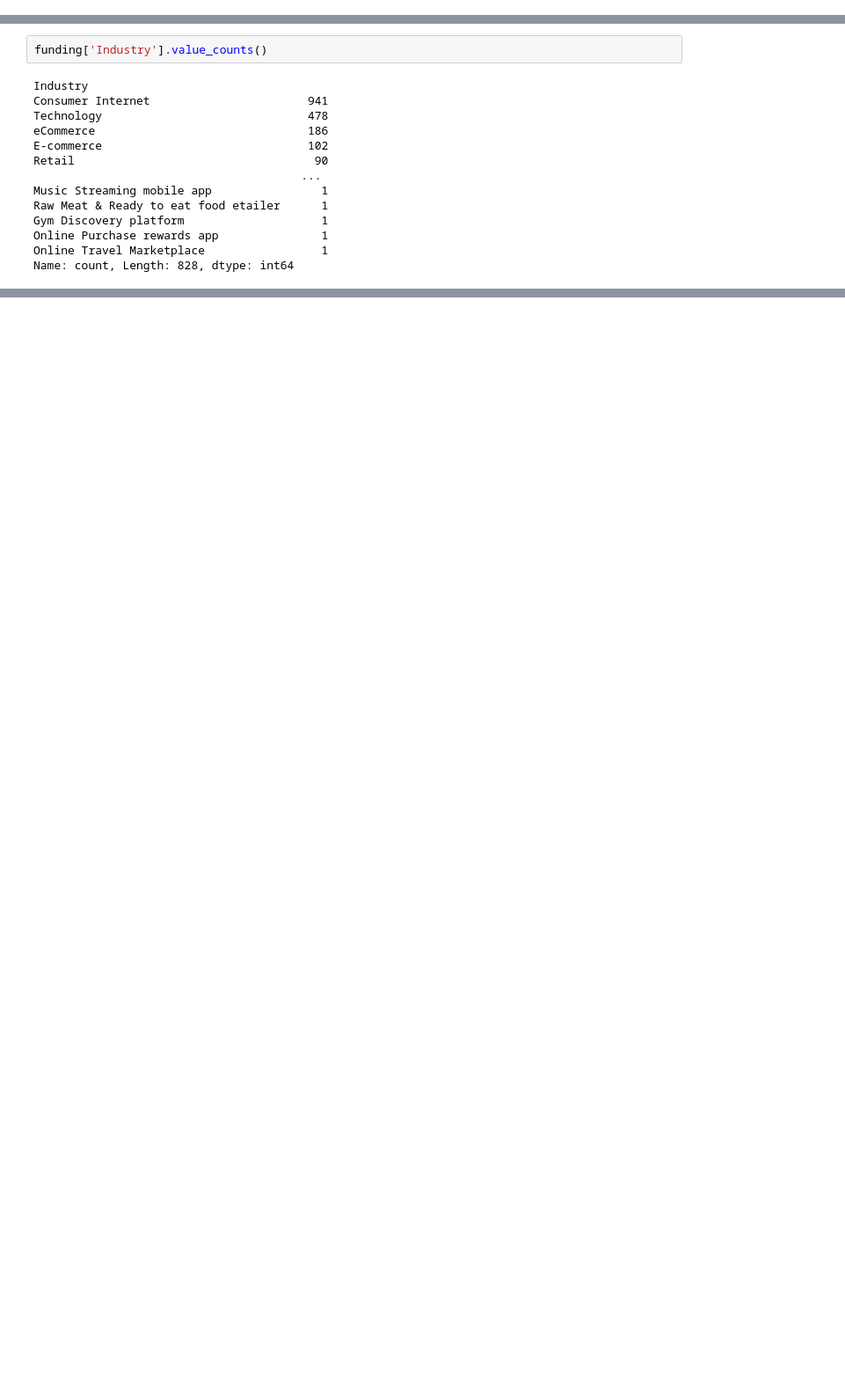
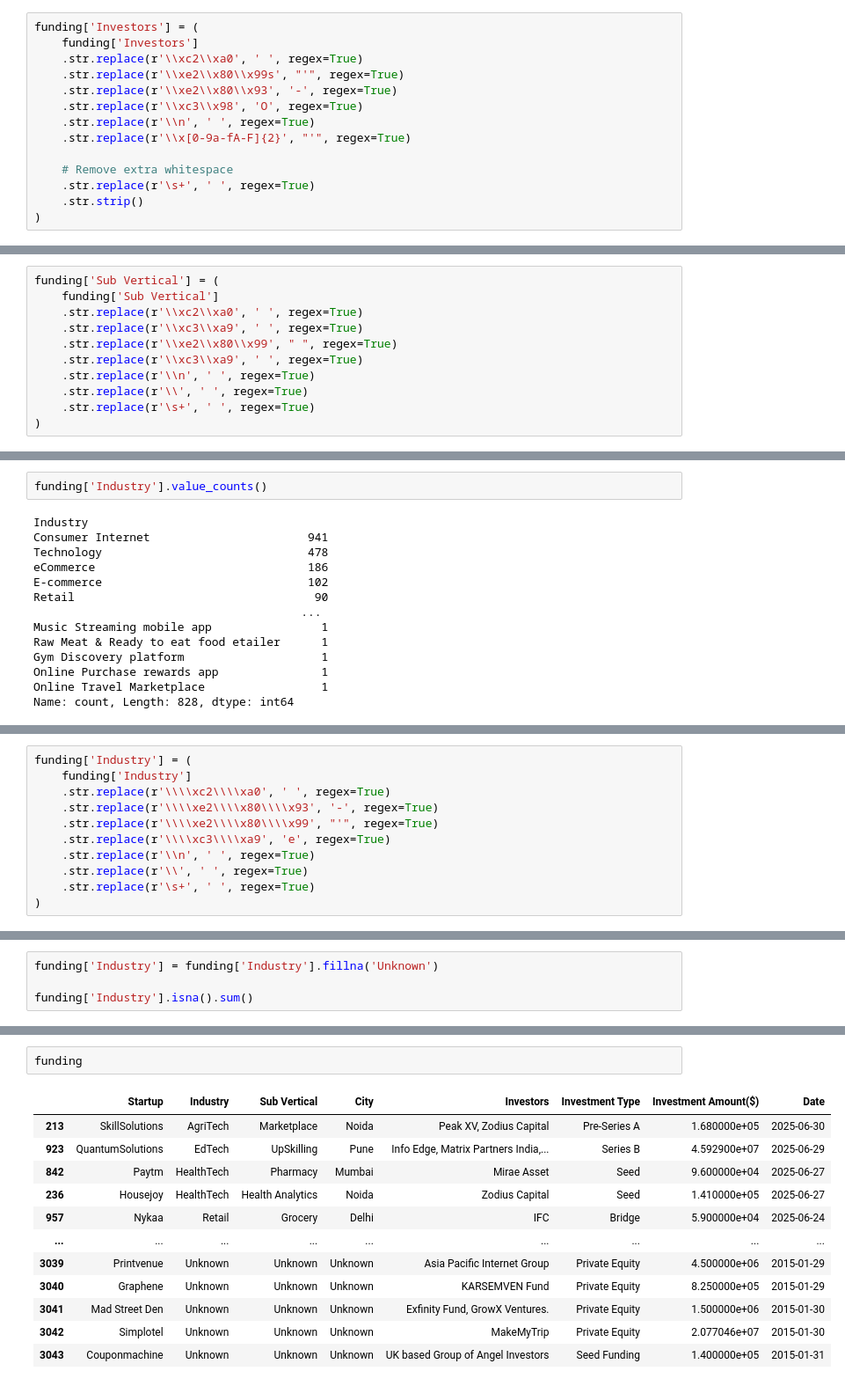
Before and after one commit to Nishar9712/Indian-Startup-Funding-Dashboard, a Jupyter notebook: startup-data-analysis.ipynb, the cells around one changed output, grey strips where cells are left out. Shown at 88% size. Drawn from its saved outputs; the diff is of its cells as text; blank space fills up the shorter version.

Commit message:
Clean Startup, Indusry colum and save clean csv

```diff
--- a/startup-data-analysis.ipynb
+++ b/startup-data-analysis.ipynb
@@ -415,4 +416,18 @@ Sequoia India, NEA, Prime Venture Partners     1
 Nexus Venture Partners, Mekin Maheshwari       1
 UK based Group of Angel Investors              1
 Name: count, Length: 2818, dtype: int64
+# %%
+funding['Investors'] = (
+    funding['Investors']
+    .str.replace(r'\\xc2\\xa0', ' ', regex=True)
+    .str.replace(r'\\xe2\\x80\\x99s', "'", regex=True)
+    .str.replace(r'\\xe2\\x80\\x93', '-', regex=True)
+    .str.replace(r'\\xc3\\x98', 'O', regex=True)
+    .str.replace(r'\\n', ' ', regex=True)
+    .str.replace(r'\\x[0-9a-fA-F]{2}', "'", regex=True)
+
+    # Remove extra whitespace
+    .str.replace(r'\s+', ' ', regex=True)
+    .str.strip()
+)
 # %%
@@ -638,3 +685,14 @@ funding['Sub Vertical'] = funding['Sub Vertical'].fillna('Unknown')
+# %%
+funding['Sub Vertical'] = (
+    funding['Sub Vertical']
+    .str.replace(r'\\xc2\\xa0', ' ', regex=True)
+    .str.replace(r'\\xc3\\xa9', ' ', regex=True)
+    .str.replace(r'\\xe2\\x80\\x99', " ", regex=True)
+    .str.replace(r'\\xc3\\xa9', ' ', regex=True)
+    .str.replace(r'\\n', ' ', regex=True)
+    .str.replace(r'\\', ' ', regex=True)
+    .str.replace(r'\s+', ' ', regex=True)
+)
 # %%
 # Find Invalid name
 funding['Sub Vertical'][funding['Sub Vertical'].str.contains(r'[A-Za-z]', regex=True, na=False)].value_counts()
@@ -710,0 +759,11 @@ array(['AgriTech', 'EdTech', 'HealthTech', 'Retail', 'SaaS', 'Logistics',
+# %%
+funding['Industry'] = (
+    funding['Industry']
+    .str.replace(r'\\\\xc2\\\\xa0', ' ', regex=True)
+    .str.replace(r'\\\\xe2\\\\x80\\\\x93', '-', regex=True)
+    .str.replace(r'\\\\xe2\\\\x80\\\\x99', "'", regex=True)
+    .str.replace(r'\\\\xc3\\\\xa9', 'e', regex=True)
+    .str.replace(r'\\n', ' ', regex=True)
+    .str.replace(r'\\', ' ', regex=True)
+    .str.replace(r'\s+', ' ', regex=True)
+)
@@ -710,0 +845,4 @@ array(['AgriTech', 'EdTech', 'HealthTech', 'Retail', 'SaaS', 'Logistics',
+# %%
+funding['Industry'] = funding['Industry'].fillna('Unknown')
+
+funding['Industry'].isna().sum()
@@ -710,0 +1140,15 @@ array(['AgriTech', 'EdTech', 'HealthTech', 'Retail', 'SaaS', 'Logistics',
+# %%
+funding
+# %% [output]
+|  | Startup | Industry | Sub Vertical | City | Investors | Investment Type | Investment Amount($) | Date |
+| 213 | SkillSolutions | AgriTech | Marketplace | Noida | Peak XV, Zodius Capital | Pre-Series A | 1.680000e+05 | 2025-06-30 |
+| 923 | QuantumSolutions | EdTech | UpSkilling | Pune | Info Edge, Matrix Partners India,... | Series B | 4.592900e+07 | 2025-06-29 |
+| 842 | Paytm | HealthTech | Pharmacy | Mumbai | Mirae Asset | Seed | 9.600000e+04 | 2025-06-27 |
+| 236 | Housejoy | HealthTech | Health Analytics | Noida | Zodius Capital | Seed | 1.410000e+05 | 2025-06-27 |
+| 957 | Nykaa | Retail | Grocery | Delhi | IFC | Bridge | 5.900000e+04 | 2025-06-24 |
+| ... | ... | ... | ... | ... | ... | ... | ... | ... |
+| 3039 | Printvenue | Unknown | Unknown | Unknown | Asia Pacific Internet Group | Private Equity | 4.500000e+06 | 2015-01-29 |
+| 3040 | Graphene | Unknown | Unknown | Unknown | KARSEMVEN Fund | Private Equity | 8.250000e+05 | 2015-01-29 |
+| 3041 | Mad Street Den | Unknown | Unknown | Unknown | Exfinity Fund, GrowX Ventures. | Private Equity | 1.500000e+06 | 2015-01-30 |
+| 3042 | Simplotel | Unknown | Unknown | Unknown | MakeMyTrip | Private Equity | 2.077046e+07 | 2015-01-30 |
+| 3043 | Couponmachine | Unknown | Unknown | Unknown | UK based Group of Angel Investors | Seed Funding | 1.400000e+05 | 2015-01-31 |
```
Also changed, not shown: parts of 31 cells of this notebook, 1 other file.
